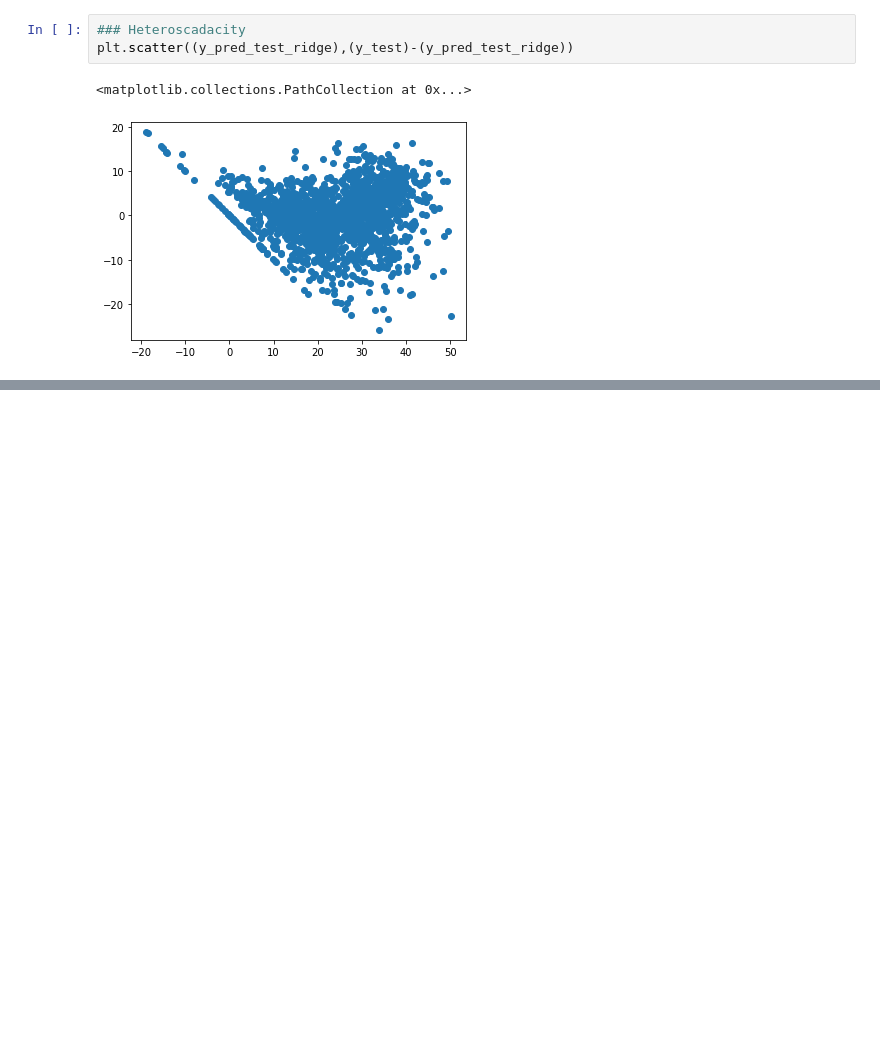
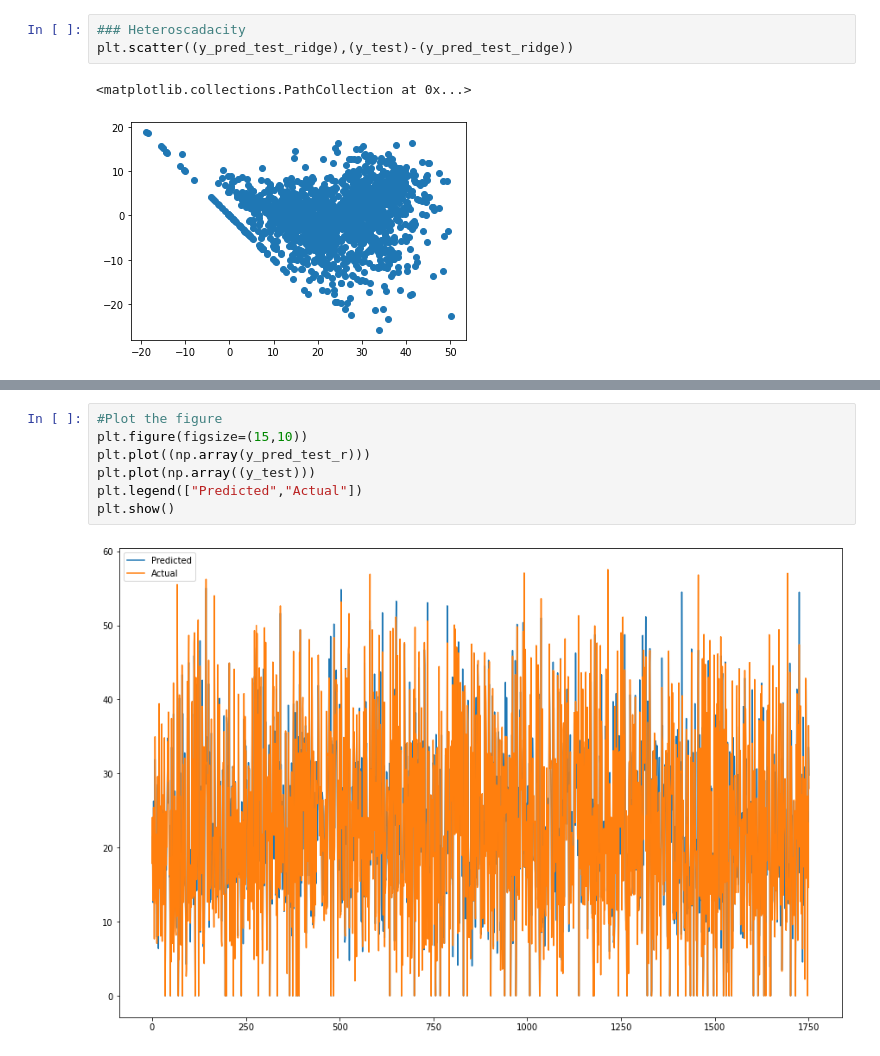
Before and after one commit to YashwantRaul/Supervised-ML-Regression, a Jupyter notebook: Bike_Sharing_Demand_Prediction_Capstone_Project.ipynb, the cells around one changed output, grey strips where cells are left out. Saved outputs shown, nothing was run; the diff lists cells and outputs as text; blank space fills up the shorter version.

```diff
--- a/Bike_Sharing_Demand_Prediction_Capstone_Project.ipynb
+++ b/Bike_Sharing_Demand_Prediction_Capstone_Project.ipynb
@@ -788,0 +923,9 @@ plt.scatter((y_pred_test_ridge),(y_test)-(y_pred_test_ridge))
+# %%
+#Plot the figure
+plt.figure(figsize=(15,10))
+plt.plot((np.array(y_pred_test_r)))
+plt.plot(np.array((y_test)))
+plt.legend(["Predicted","Actual"])
+plt.show()
+# %% [output]
+[figure, added]
```
Also changed, not shown: parts of 23 cells of this notebook.
